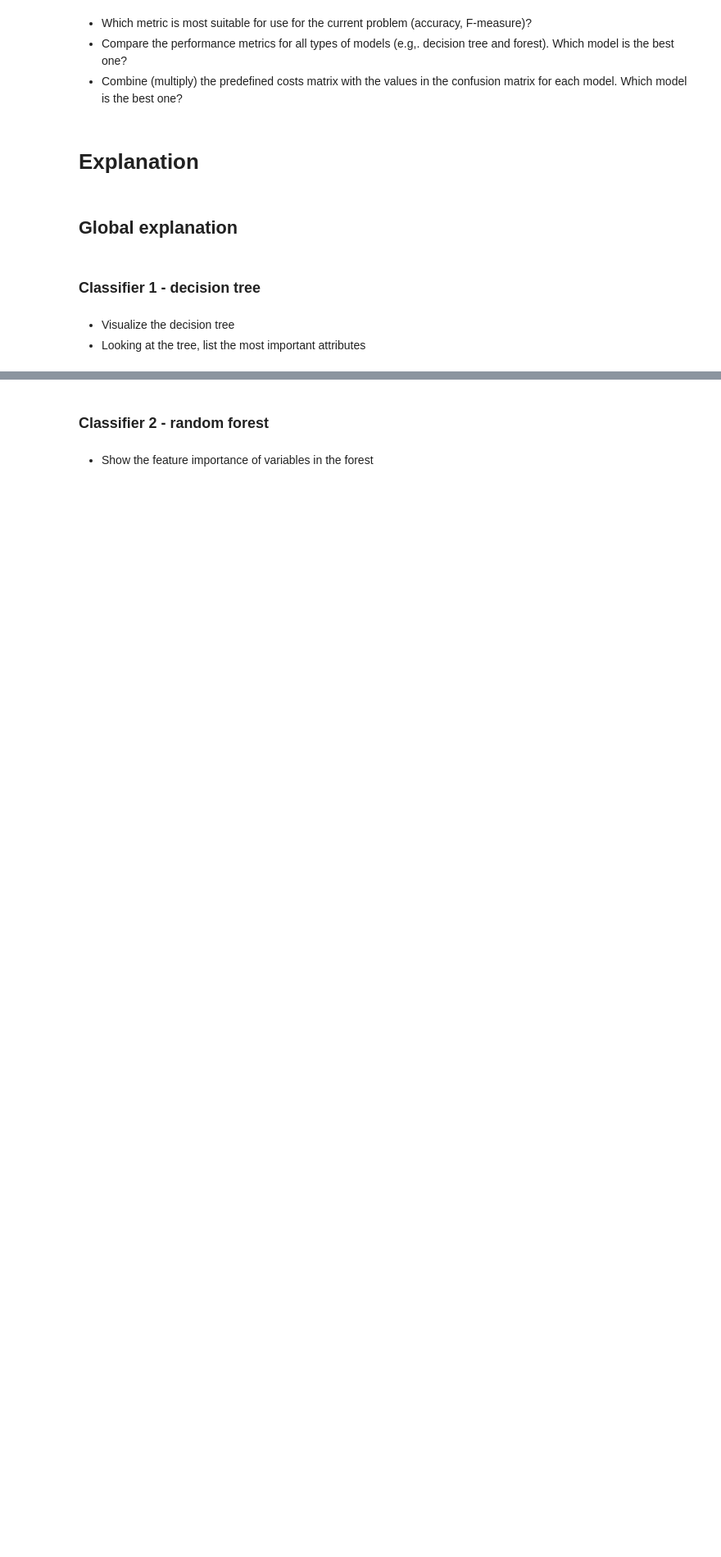
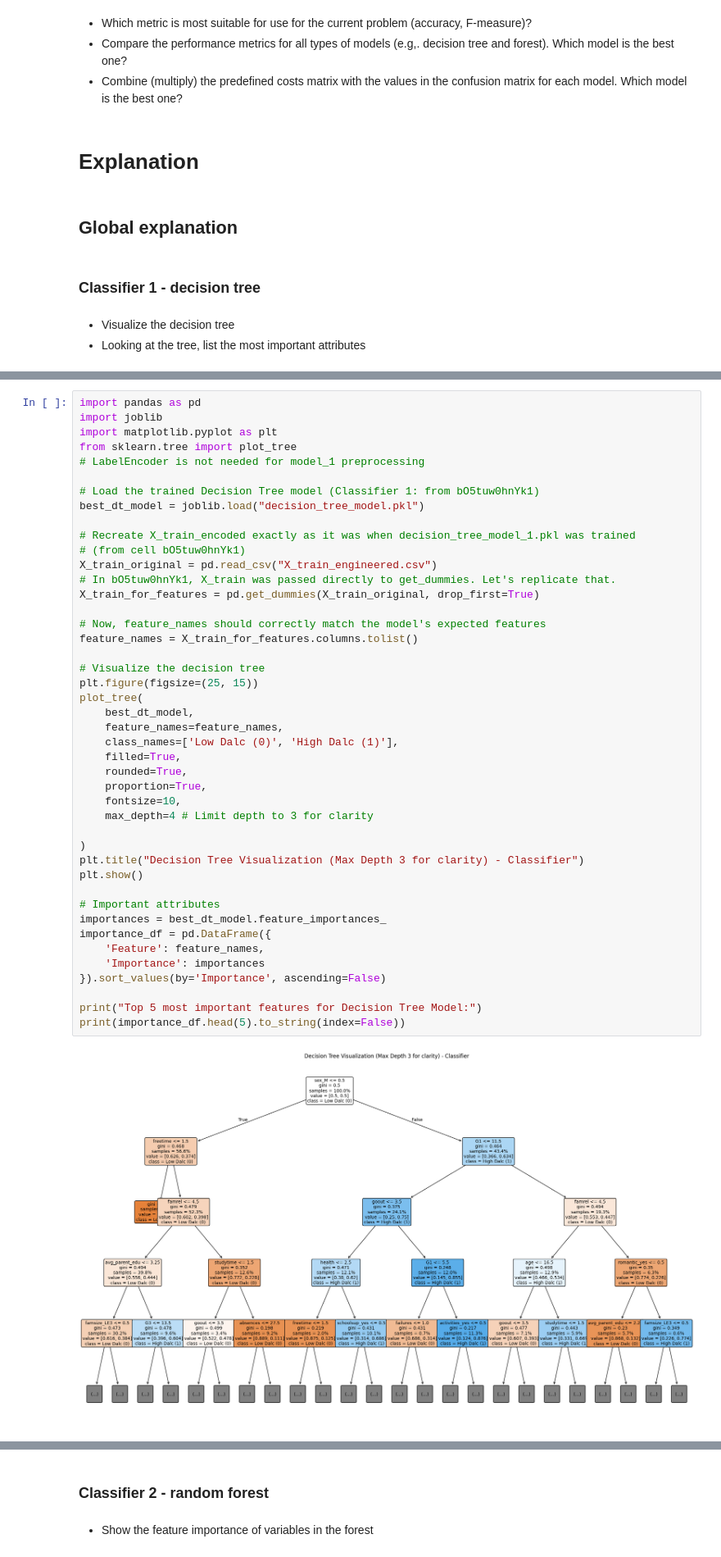
Before and after one commit to adela-domokosova/test, a Jupyter notebook: template_coursework_classification.ipynb, the cells around one changed output, grey strips where cells are left out. Shown: that part at 82% size. Drawn from its saved outputs; the diff is of its cells as text; blank space fills up the shorter version.

```diff
--- a/template_coursework_classification.ipynb
+++ b/template_coursework_classification.ipynb
@@ -1069,0 +718,46 @@ avg_parent_edu    0.101387
+# %%
+import pandas as pd
+import joblib
+import matplotlib.pyplot as plt
+from sklearn.tree import plot_tree
+# LabelEncoder is not needed for model_1 preprocessing
+
+# Load the trained Decision Tree model (Classifier 1: from bO5tuw0hnYk1)
+best_dt_model = joblib.load("decision_tree_model.pkl")
+
+# Recreate X_train_encoded exactly as it was when decision_tree_model_1.pkl was trained
+# (from cell bO5tuw0hnYk1)
+X_train_original = pd.read_csv("X_train_engineered.csv")
+# In bO5tuw0hnYk1, X_train was passed directly to get_dummies. Let's replicate that.
+X_train_for_features = pd.get_dummies(X_train_original, drop_first=True)
+
+# Now, feature_names should correctly match the model's expected features
+feature_names = X_train_for_features.columns.tolist()
+
+# Visualize the decision tree
+plt.figure(figsize=(25, 15))
+plot_tree(
+    best_dt_model,
+    feature_names=feature_names,
+    class_names=['Low Dalc (0)', 'High Dalc (1)'],
+    filled=True,
+    rounded=True,
+    proportion=True,
+    fontsize=10,
+    max_depth=4 # Limit depth to 3 for clarity
+
+)
+plt.title("Decision Tree Visualization (Max Depth 3 for clarity) - Classifier")
+plt.show()
+
+# Important attributes
+importances = best_dt_model.feature_importances_
+importance_df = pd.DataFrame({
+    'Feature': feature_names,
+    'Importance': importances
+}).sort_values(by='Importance', ascending=False)
+
+print("Top 5 most important features for Decision Tree Model:")
+print(importance_df.head(5).to_string(index=False))
+# %% [output]
+[figure, added]
```
Also changed, not shown: parts of 22 cells of this notebook.
